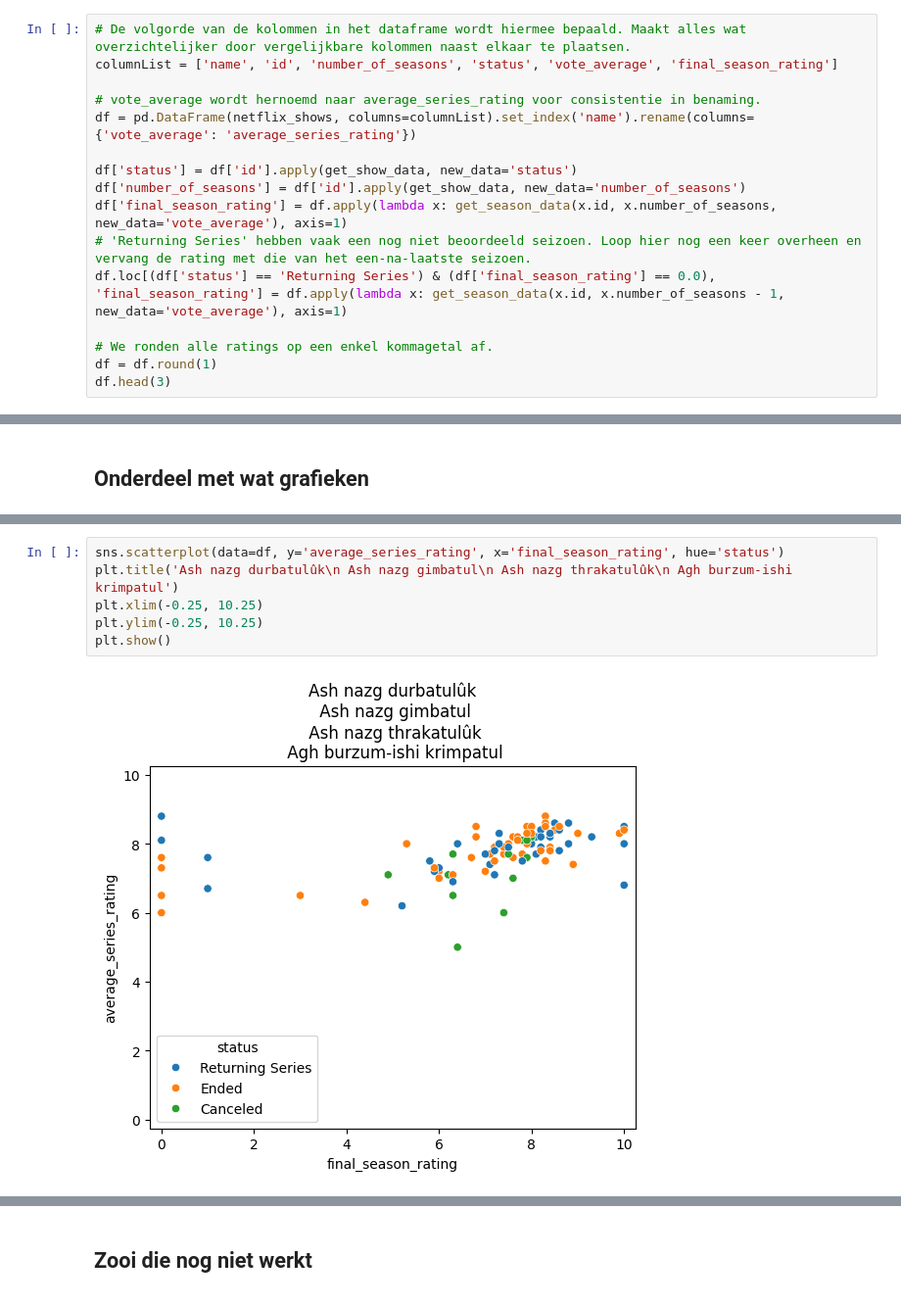
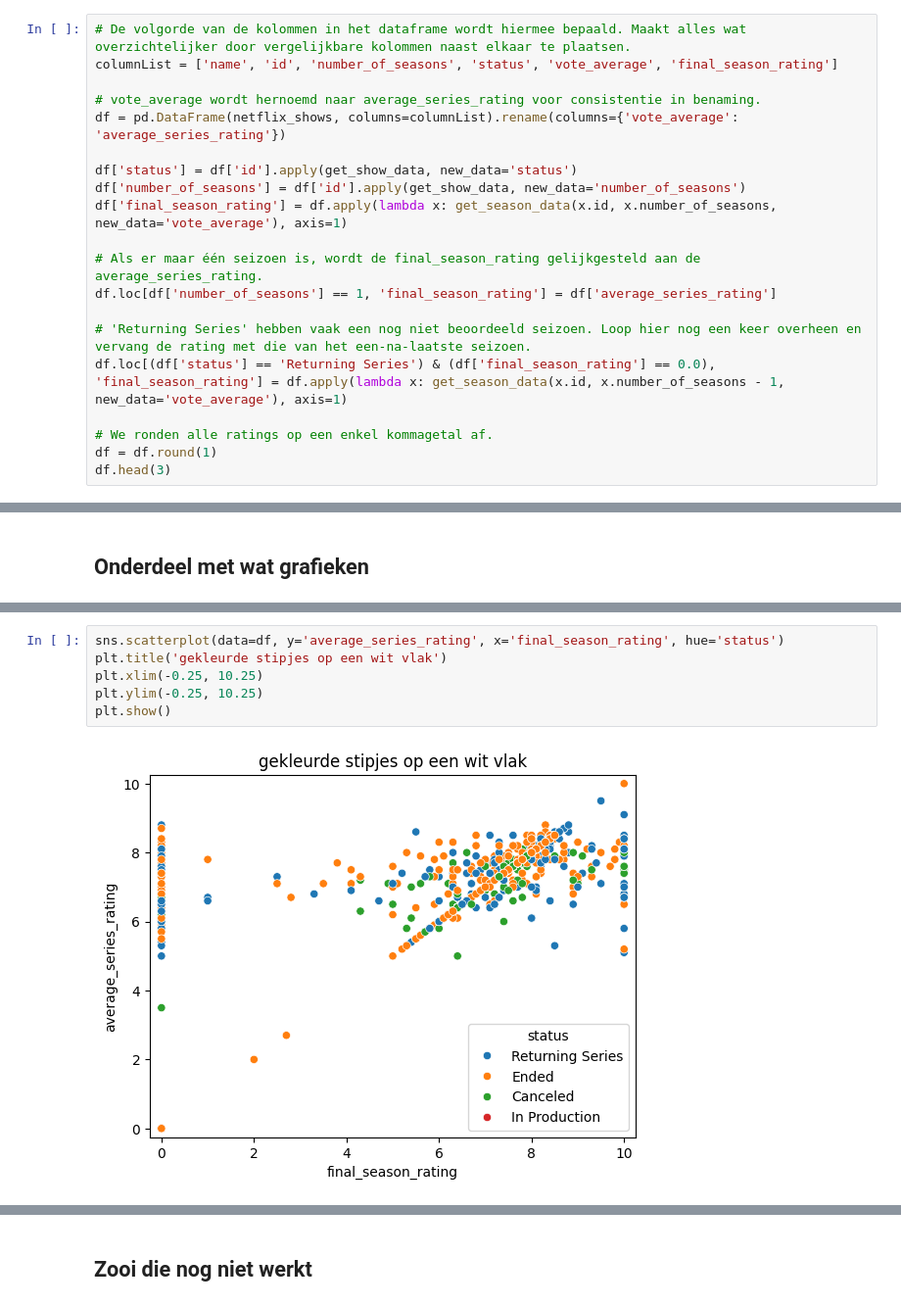
Before and after one commit to Tijnwy/DataIII, a Jupyter notebook: api.ipynb, the cells around one changed output, grey strips where cells are left out. Shown: that part at 98% size. Saved outputs shown, nothing was run; the diff lists cells and outputs as text.

Commit message:
wat docstrings, naam niet mee als index, nog wat andere dingen

```diff
--- a/api.ipynb
+++ b/api.ipynb
@@ -114,11 +155,15 @@ netflix_shows[0]
 columnList = ['name', 'id', 'number_of_seasons', 'status', 'vote_average', 'final_season_rating']
 
 # vote_average wordt hernoemd naar average_series_rating voor consistentie in benaming.
-df = pd.DataFrame(netflix_shows, columns=columnList).set_index('name').rename(columns={'vote_average': 'average_series_rating'})
+df = pd.DataFrame(netflix_shows, columns=columnList).rename(columns={'vote_average': 'average_series_rating'})
 
 df['status'] = df['id'].apply(get_show_data, new_data='status')
 df['number_of_seasons'] = df['id'].apply(get_show_data, new_data='number_of_seasons')
 df['final_season_rating'] = df.apply(lambda x: get_season_data(x.id, x.number_of_seasons, new_data='vote_average'), axis=1)
+
+# Als er maar één seizoen is, wordt de final_season_rating gelijkgesteld aan de average_series_rating.
+df.loc[df['number_of_seasons'] == 1, 'final_season_rating'] = df['average_series_rating']
+
 # 'Returning Series' hebben vaak een nog niet beoordeeld seizoen. Loop hier nog een keer overheen en vervang de rating met die van het een-na-laatste seizoen.
 df.loc[(df['status'] == 'Returning Series') & (df['final_season_rating'] == 0.0), 'final_season_rating'] = df.apply(lambda x: get_season_data(x.id, x.number_of_seasons - 1, new_data='vote_average'), axis=1)
 
@@ -257,8 +295,8 @@ plt.show()
 # %%
 sns.scatterplot(data=df, y='average_series_rating', x='final_season_rating', hue='status')
-plt.title('Ash nazg durbatulûk\n Ash nazg gimbatul\n Ash nazg thrakatulûk\n Agh burzum-ishi krimpatul')
+plt.title('gekleurde stipjes op een wit vlak')
 plt.xlim(-0.25, 10.25)
 plt.ylim(-0.25, 10.25)
 plt.show()
 # %% [output]
-[figure, old version]
+[figure, new version]
```
Also changed, not shown: parts of 9 cells of this notebook.
